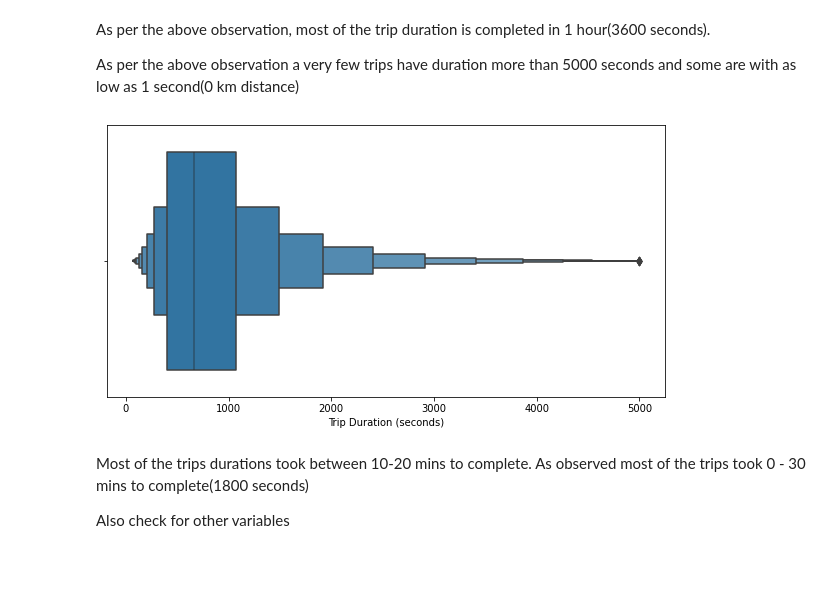
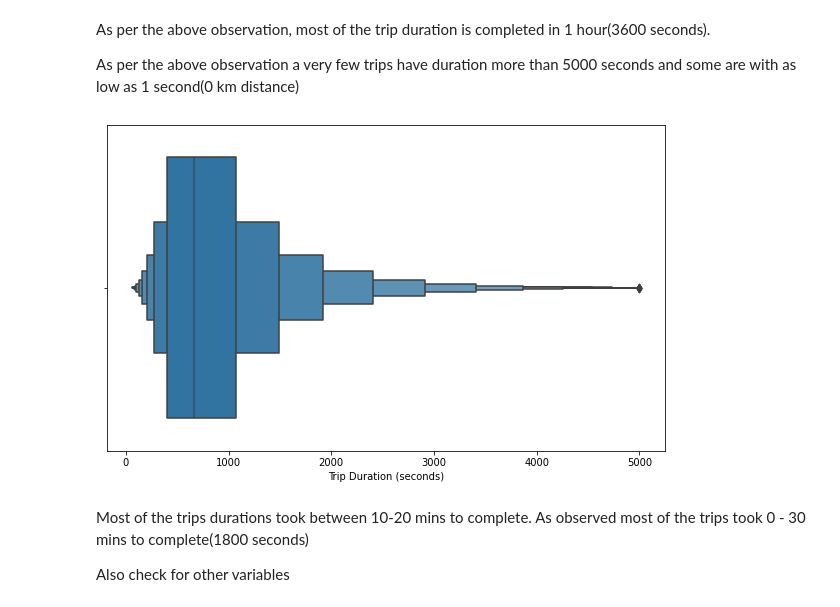
Before and after one commit to bysubanji/Nyc_taxi_ride_duration_prediction, a Jupyter notebook: NYC_Taxi_trip_time_Prediction_Bhaskarsubanji.ipynb, the cells around one changed output. Saved outputs shown, nothing was run; the diff lists cells and outputs as text; code cells hidden in the pictures; blank space fills up the shorter version.

```diff
--- a/NYC_Taxi_trip_time_Prediction_Bhaskarsubanji.ipynb
+++ b/NYC_Taxi_trip_time_Prediction_Bhaskarsubanji.ipynb
@@ -339,12 +340,12 @@ data = data[data.trip_duration <= 5000]
 data = data[data.trip_duration >= 60]
 # %%
 # Plotting for insights
-plt.figure(figsize = (10,5))
+plt.figure(figsize = (10,6))
 sns.boxenplot(data.trip_duration)
 plt.xlabel('Trip Duration (seconds)')
 plt.show()
 # %% [output]
-[figure, old version]
+[figure, new version]
 # %% [markdown]
 Most of the trips durations took between 10-20 mins to complete.
 As observed most of the trips took 0 - 30 mins to complete(1800 seconds)
```
Also changed, not shown: parts of 111 cells of this notebook.
